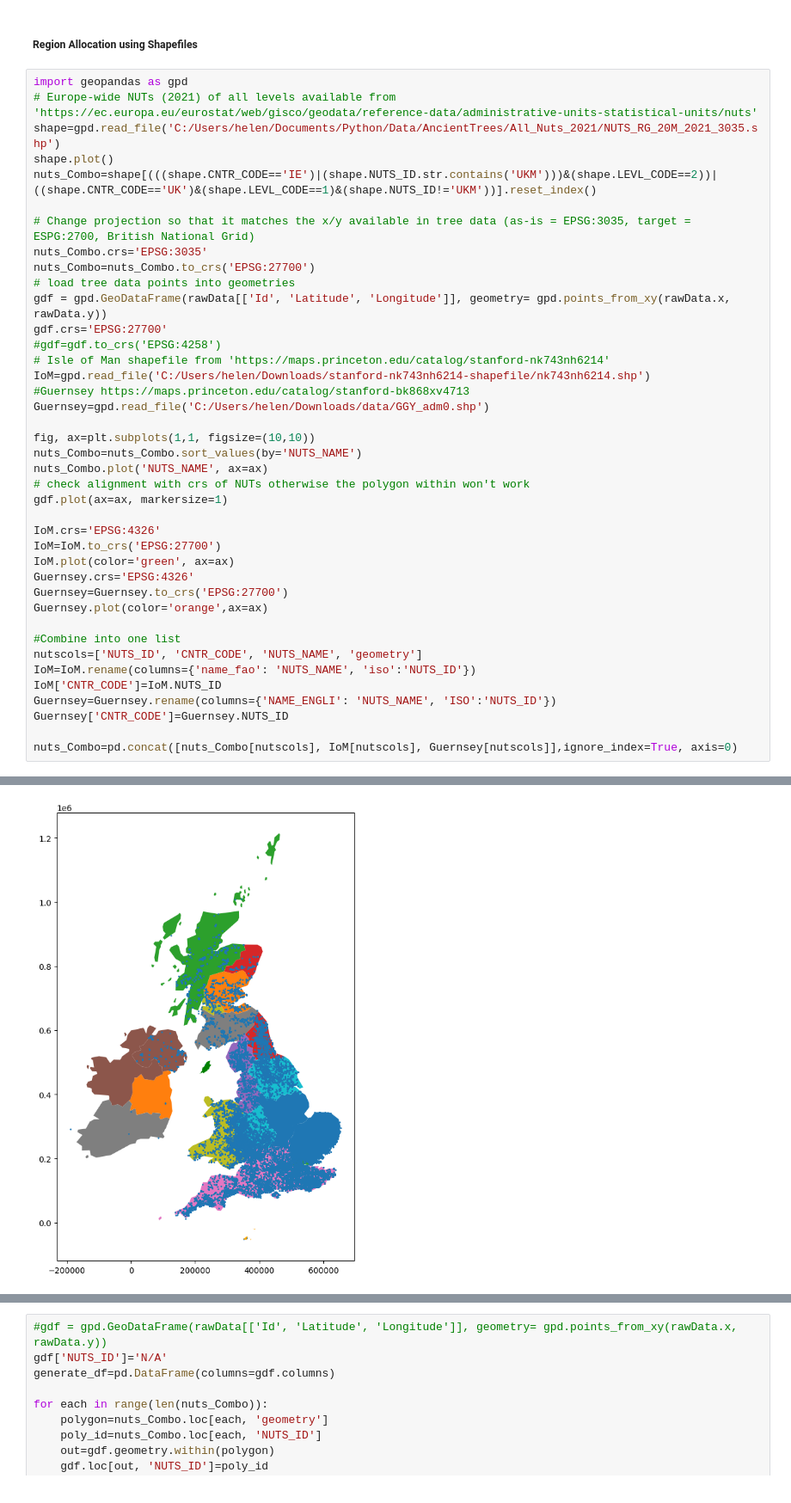
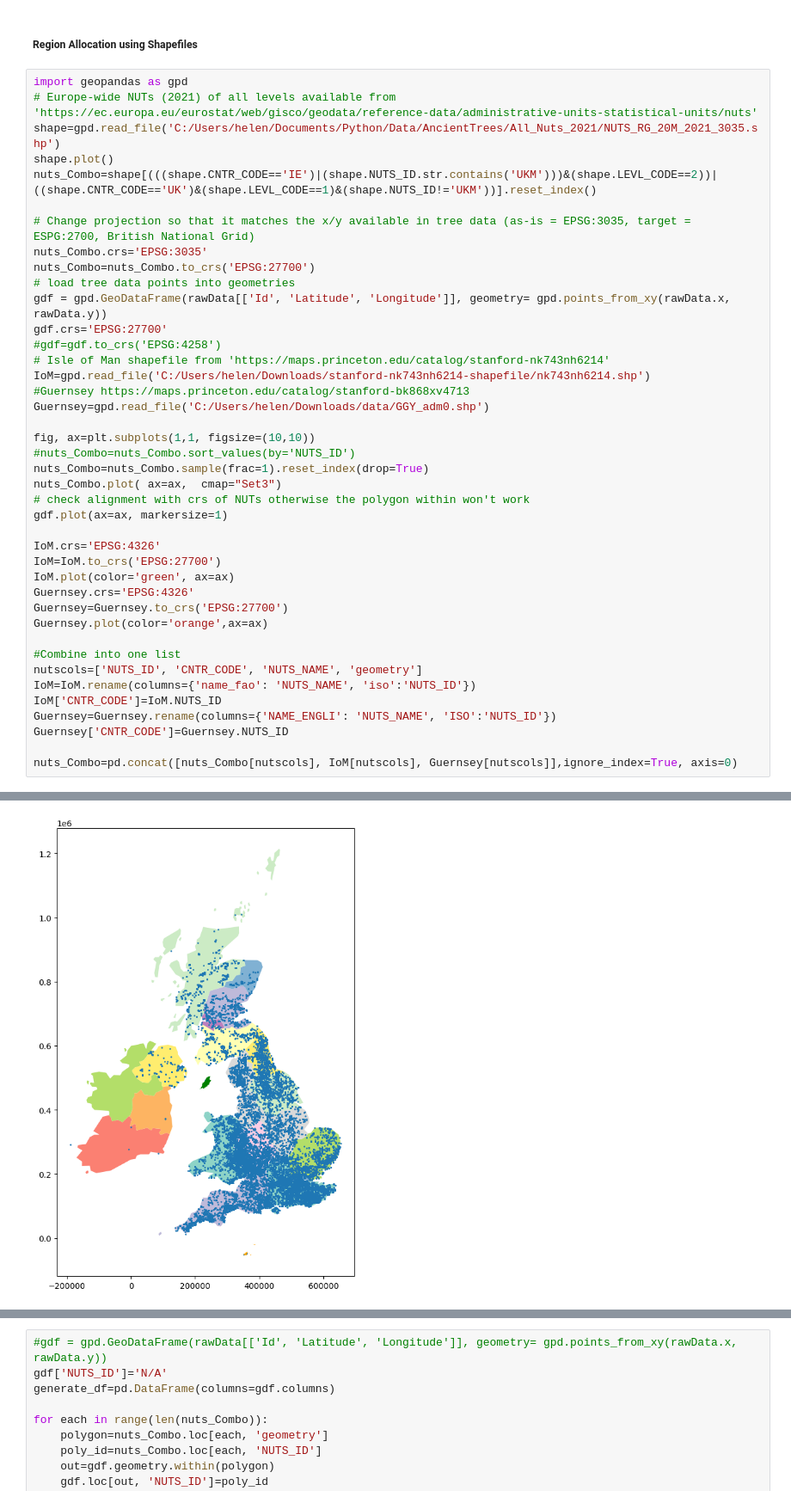
Before and after one commit to tabular18/ancient-trees, a Jupyter notebook: ancientTreeEDA.ipynb, the cells around one changed output, grey strips where cells are left out. Shown at 86% size. Cells and saved outputs as stored; diff of their text form.

```diff
--- a/ancientTreeEDA.ipynb
+++ b/ancientTreeEDA.ipynb
@@ -582,36 +473,37 @@ nuts_Combo=nuts_Combo.to_crs('EPSG:27700')
 # load tree data points into geometries
 gdf = gpd.GeoDataFrame(rawData[['Id', 'Latitude', 'Longitude']], geometry= gpd.points_from_xy(rawData.x, rawData.y))
 gdf.crs='EPSG:27700'
 #gdf=gdf.to_crs('EPSG:4258')
 # Isle of Man shapefile from 'https://maps.princeton.edu/catalog/stanford-nk743nh6214'
 IoM=gpd.read_file('C:/Users/helen/Downloads/stanford-nk743nh6214-shapefile/nk743nh6214.shp')
 #Guernsey https://maps.princeton.edu/catalog/stanford-bk868xv4713
 Guernsey=gpd.read_file('C:/Users/helen/Downloads/data/GGY_adm0.shp')
 
 fig, ax=plt.subplots(1,1, figsize=(10,10))
-nuts_Combo=nuts_Combo.sort_values(by='NUTS_NAME')
-nuts_Combo.plot('NUTS_NAME', ax=ax)
+#nuts_Combo=nuts_Combo.sort_values(by='NUTS_ID')
+nuts_Combo=nuts_Combo.sample(frac=1).reset_index(drop=True)
+nuts_Combo.plot( ax=ax,  cmap="Set3")
 # check alignment with crs of NUTs otherwise the polygon within won't work
 gdf.plot(ax=ax, markersize=1)
 
 IoM.crs='EPSG:4326'
 IoM=IoM.to_crs('EPSG:27700')
 IoM.plot(color='green', ax=ax)
 Guernsey.crs='EPSG:4326'
 Guernsey=Guernsey.to_crs('EPSG:27700')
 Guernsey.plot(color='orange',ax=ax)
 
 #Combine into one list
 nutscols=['NUTS_ID', 'CNTR_CODE', 'NUTS_NAME', 'geometry']
 IoM=IoM.rename(columns={'name_fao': 'NUTS_NAME', 'iso':'NUTS_ID'})
 IoM['CNTR_CODE']=IoM.NUTS_ID
 Guernsey=Guernsey.rename(columns={'NAME_ENGLI': 'NUTS_NAME', 'ISO':'NUTS_ID'})
 Guernsey['CNTR_CODE']=Guernsey.NUTS_ID
 
 nuts_Combo=pd.concat([nuts_Combo[nutscols], IoM[nutscols], Guernsey[nutscols]],ignore_index=True, axis=0)
 # %% [output]
 [figure]
-[figure, old version]
+[figure, new version]
 # %%
 nuts_Combo
 # %% [output]
```
Also changed, not shown: parts of 16 cells of this notebook, 11 other files.
